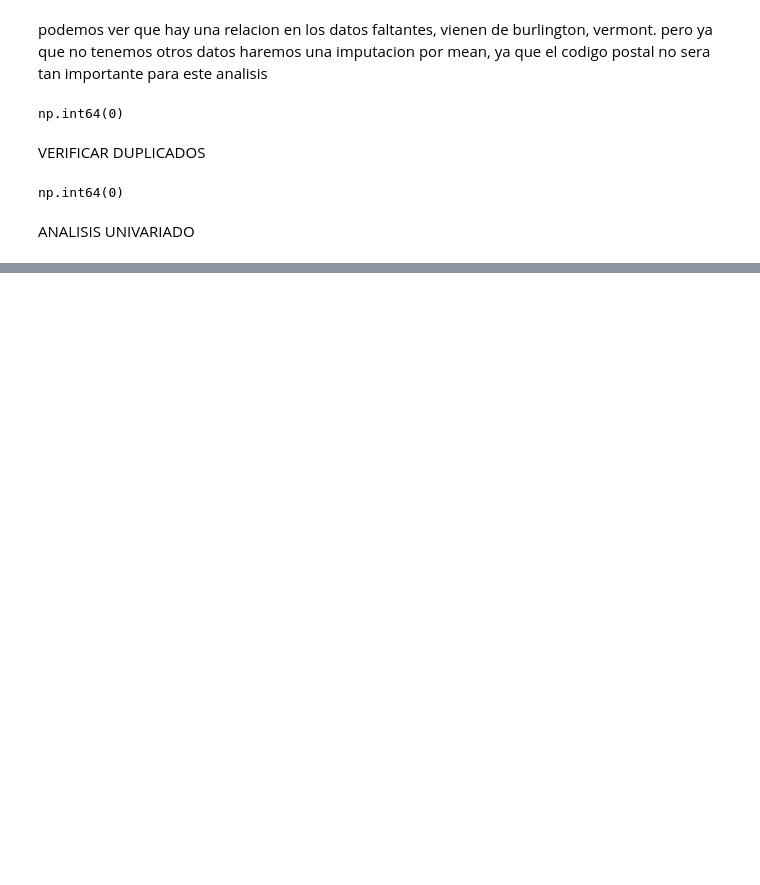
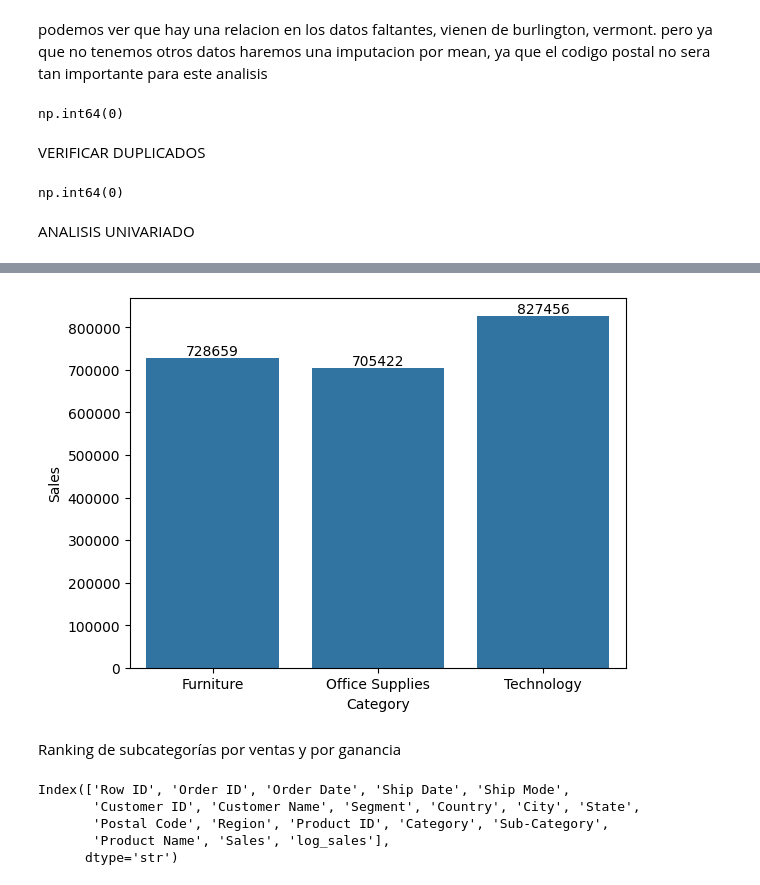
Before and after one commit to snoopynwn/analisis_de_datos_simple, a Jupyter notebook: analisis.ipynb, the cells around one changed output, grey strips where cells are left out. Drawn from its saved outputs; the diff is of its cells as text; code cells hidden in the pictures; blank space fills up the shorter version.

```diff
--- a/analisis.ipynb
+++ b/analisis.ipynb
@@ -154,0 +213,19 @@ Passing `palette` without assigning `hue` is deprecated and will be removed in v
+# %%
+mayor_ganancia_categoria = df.groupby("Category")["Sales"].sum()
+# %%
+ax = sns.barplot(x=mayor_ganancia_categoria.index,y=mayor_ganancia_categoria)
+
+for x in ax.containers:
+    ax.bar_label(container=x)
+# %% [output]
+[figure, added]
+# %% [markdown]
+Ranking de subcategorías por ventas y por ganancia
+# %%
+df.columns
+# %% [output]
+Index(['Row ID', 'Order ID', 'Order Date', 'Ship Date', 'Ship Mode',
+       'Customer ID', 'Customer Name', 'Segment', 'Country', 'City', 'State',
+       'Postal Code', 'Region', 'Product ID', 'Category', 'Sub-Category',
+       'Product Name', 'Sales', 'log_sales'],
+      dtype='str')
```
Also changed, not shown: parts of 22 cells of this notebook, 1 other file.
